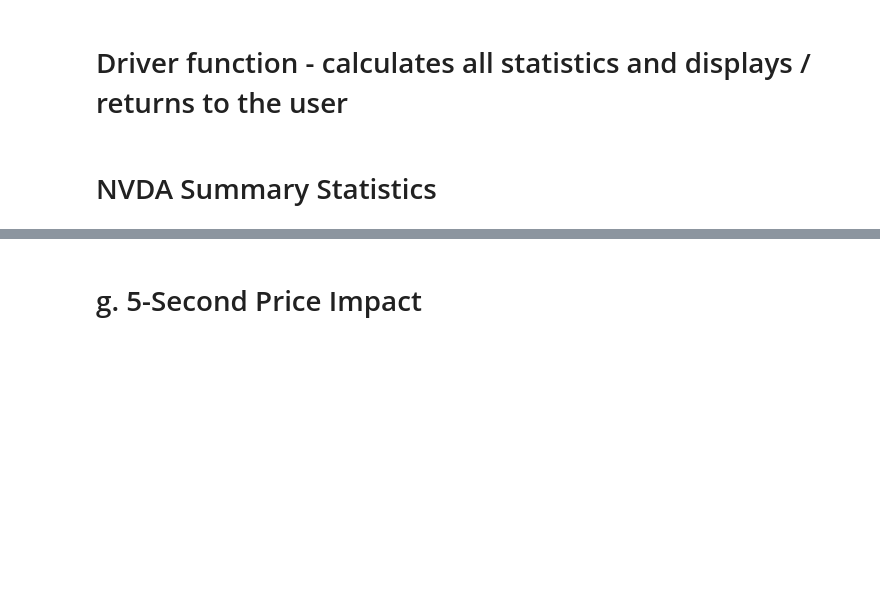
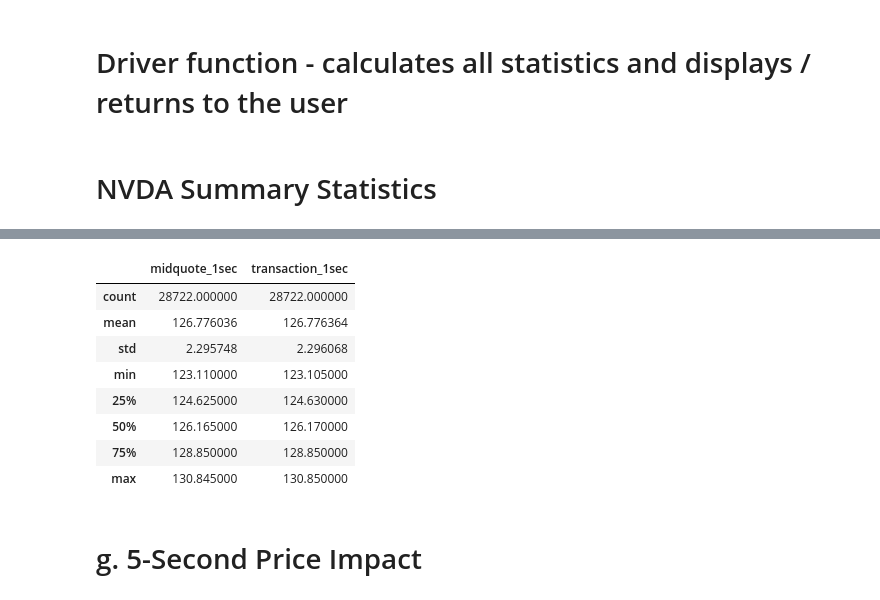
Before and after one commit to amchugh2/230x_team_repo, a Jupyter notebook: hw1.ipynb, the cells around one changed output, grey strips where cells are left out. Saved outputs shown, nothing was run; the diff lists cells and outputs as text; code cells hidden in the pictures; blank space fills up the shorter version.

```diff
--- a/hw1.ipynb
+++ b/hw1.ipynb
@@ -543,3 +560,15 @@ TypeError: cannot unpack non-iterable NoneType object
+# %%
+sec_stats
+# %% [output]
+|  | midquote_1sec | transaction_1sec |
+| count | 28722.000000 | 28722.000000 |
+| mean | 126.776036 | 126.776364 |
+| std | 2.295748 | 2.296068 |
+| min | 123.110000 | 123.105000 |
+| 25% | 124.625000 | 124.630000 |
+| 50% | 126.165000 | 126.170000 |
+| 75% | 128.850000 | 128.850000 |
+| max | 130.845000 | 130.850000 |
 # %%
 
 # Calculate the BBO Spread
```
Also changed, not shown: parts of 9 cells of this notebook.
